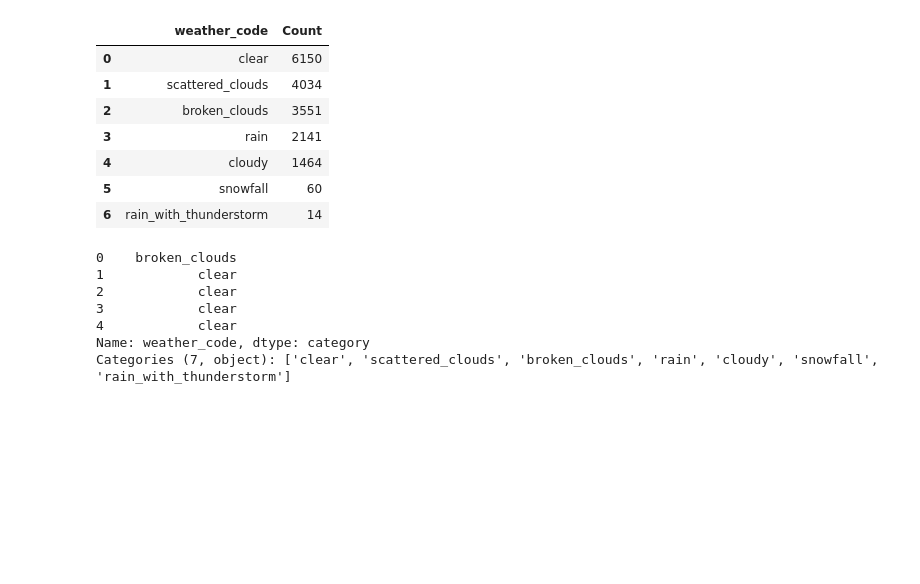
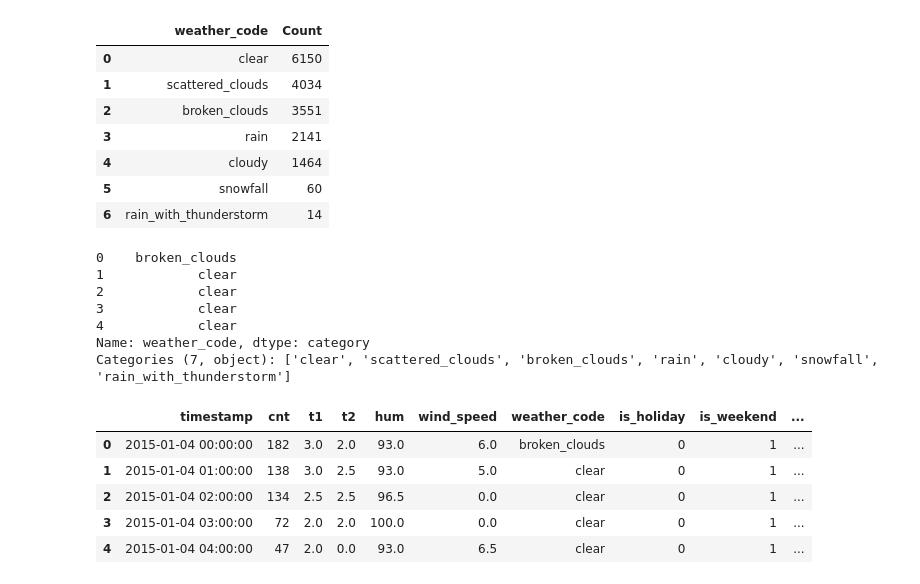
Before and after one commit to SumeyraBayrak/Predictive-Analytics-and-Data-Exploration-Projects, a Jupyter notebook: taslak.ipynb, the cells around one changed output. Saved outputs shown, nothing was run; the diff lists cells and outputs as text; code cells hidden in the pictures; blank space fills up the shorter version.

```diff
--- a/taslak.ipynb
+++ b/taslak.ipynb
@@ -503,0 +378,9 @@ Categories (7, object): ['clear', 'scattered_clouds', 'broken_clouds', 'rain', '
+# %%
+data.head()
+# %% [output]
+|  | timestamp | cnt | t1 | t2 | hum | wind_speed | weather_code | is_holiday | is_weekend | ... |
+| 0 | 2015-01-04 00:00:00 | 182 | 3.0 | 2.0 | 93.0 | 6.0 | broken_clouds | 0 | 1 | ... |
+| 1 | 2015-01-04 01:00:00 | 138 | 3.0 | 2.5 | 93.0 | 5.0 | clear | 0 | 1 | ... |
+| 2 | 2015-01-04 02:00:00 | 134 | 2.5 | 2.5 | 96.5 | 0.0 | clear | 0 | 1 | ... |
+| 3 | 2015-01-04 03:00:00 | 72 | 2.0 | 2.0 | 100.0 | 0.0 | clear | 0 | 1 | ... |
+| 4 | 2015-01-04 04:00:00 | 47 | 2.0 | 0.0 | 93.0 | 6.5 | clear | 0 | 1 | ... |
```
Also changed, not shown: parts of 12 cells of this notebook.
